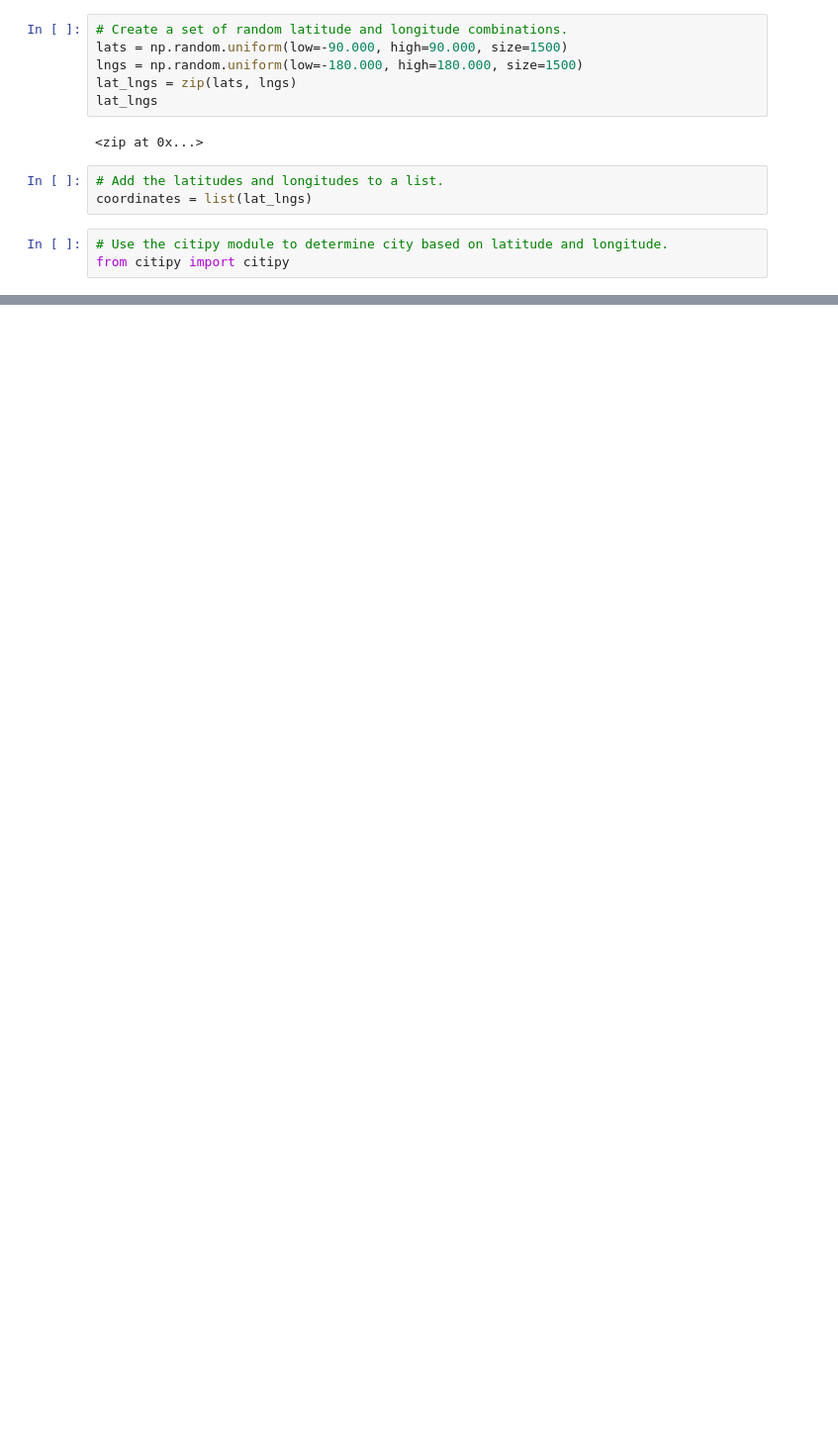
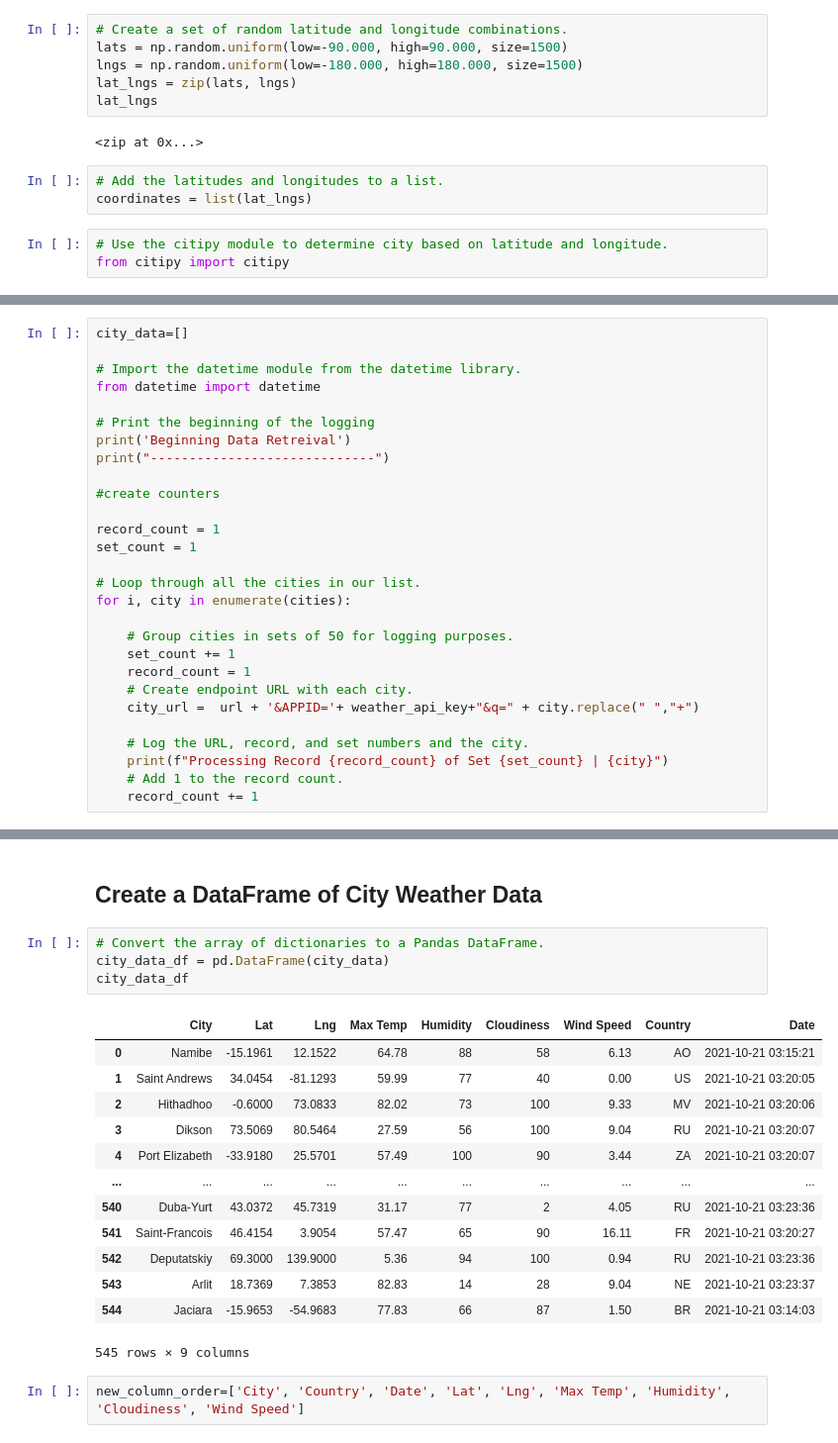
Before and after one commit to harg74/World_Weather_Analysis, a Jupyter notebook: WeatherPy.ipynb, the cells around one changed output, grey strips where cells are left out. Shown: that part at 99% size. Drawn from its saved outputs; the diff is of its cells as text; blank space fills up the shorter version.

Commit message:
adding WeatherPy.ipynb and .gitignore updated

```diff
--- a/WeatherPy.ipynb
+++ b/WeatherPy.ipynb
@@ -52,0 +270,28 @@ len (cities)
+# %%
+city_data=[]
+
+# Import the datetime module from the datetime library.
+from datetime import datetime
+
+# Print the beginning of the logging
+print('Beginning Data Retreival')
+print("-----------------------------")
+
+#create counters
+
+record_count = 1
+set_count = 1
+
+# Loop through all the cities in our list.
+for i, city in enumerate(cities):
+
+    # Group cities in sets of 50 for logging purposes.
+    set_count += 1
+    record_count = 1
+    # Create endpoint URL with each city.
+    city_url =  url + '&APPID='+ weather_api_key+"&q=" + city.replace(" ","+")
+
+    # Log the URL, record, and set numbers and the city.
+    print(f"Processing Record {record_count} of Set {set_count} | {city}")
+    # Add 1 to the record count.
+    record_count += 1
@@ -52,0 +316,22 @@ len (cities)
+# %% [markdown]
+## Create a DataFrame of City Weather Data
+# %%
+# Convert the array of dictionaries to a Pandas DataFrame.
+city_data_df = pd.DataFrame(city_data)
+city_data_df
+# %% [output]
+|  | City | Lat | Lng | Max Temp | Humidity | Cloudiness | Wind Speed | Country | Date |
+| 0 | Namibe | -15.1961 | 12.1522 | 64.78 | 88 | 58 | 6.13 | AO | 2021-10-21 03:15:21 |
+| 1 | Saint Andrews | 34.0454 | -81.1293 | 59.99 | 77 | 40 | 0.00 | US | 2021-10-21 03:20:05 |
+| 2 | Hithadhoo | -0.6000 | 73.0833 | 82.02 | 73 | 100 | 9.33 | MV | 2021-10-21 03:20:06 |
+| 3 | Dikson | 73.5069 | 80.5464 | 27.59 | 56 | 100 | 9.04 | RU | 2021-10-21 03:20:07 |
+| 4 | Port Elizabeth | -33.9180 | 25.5701 | 57.49 | 100 | 90 | 3.44 | ZA | 2021-10-21 03:20:07 |
+| ... | ... | ... | ... | ... | ... | ... | ... | ... | ... |
+| 540 | Duba-Yurt | 43.0372 | 45.7319 | 31.17 | 77 | 2 | 4.05 | RU | 2021-10-21 03:23:36 |
+| 541 | Saint-Francois | 46.4154 | 3.9054 | 57.47 | 65 | 90 | 16.11 | FR | 2021-10-21 03:20:27 |
+| 542 | Deputatskiy | 69.3000 | 139.9000 | 5.36 | 94 | 100 | 0.94 | RU | 2021-10-21 03:23:36 |
+| 543 | Arlit | 18.7369 | 7.3853 | 82.83 | 14 | 28 | 9.04 | NE | 2021-10-21 03:23:37 |
+| 544 | Jaciara | -15.9653 | -54.9683 | 77.83 | 66 | 87 | 1.50 | BR | 2021-10-21 03:14:03 |
+545 rows × 9 columns
+# %%
+new_column_order=['City', 'Country', 'Date', 'Lat', 'Lng', 'Max Temp', 'Humidity', 'Cloudiness', 'Wind Speed']
```
Also changed, not shown: parts of 24 cells of this notebook, 1 other file.
